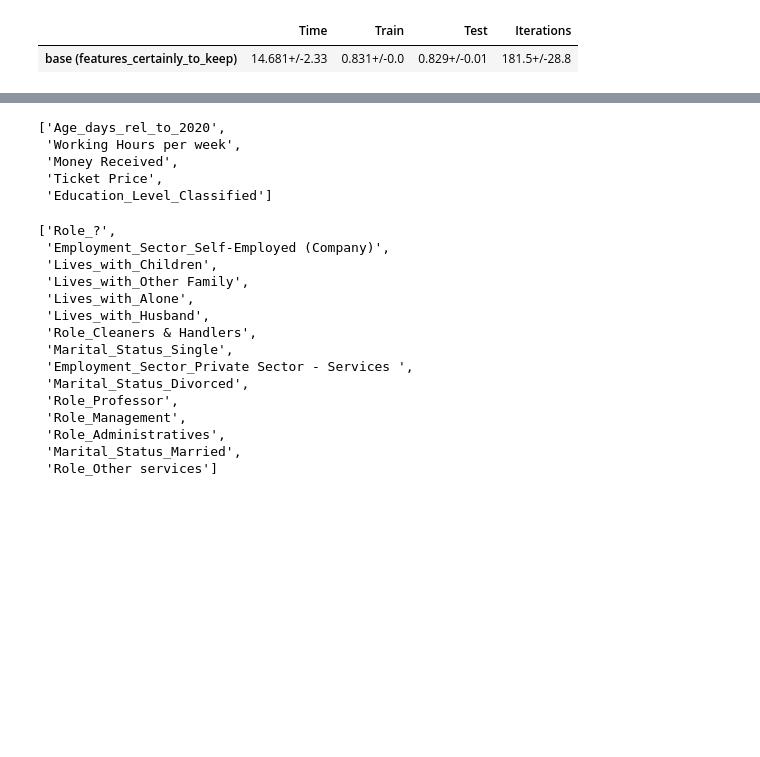
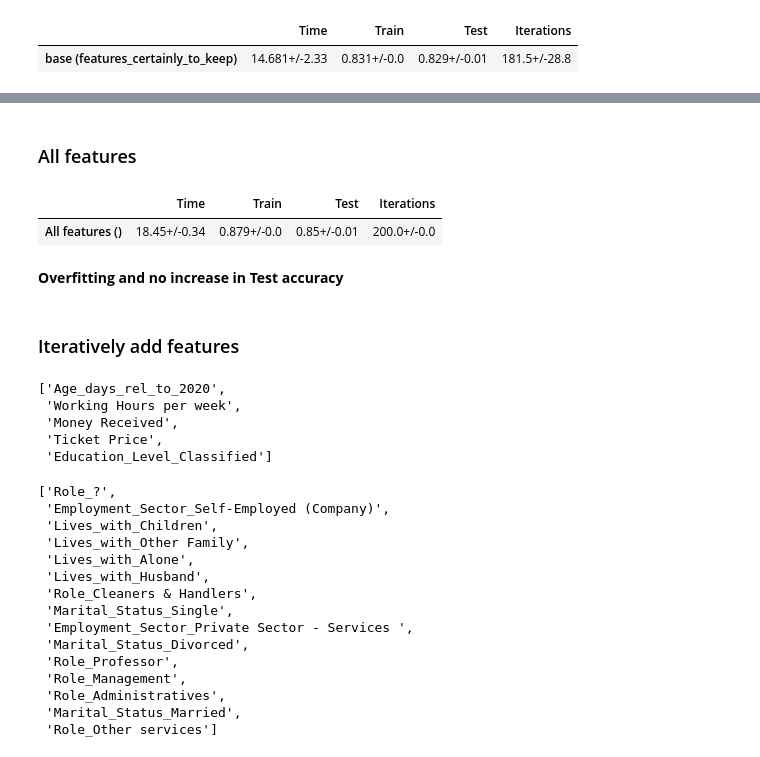
Before and after one commit to ph1001/Group-Project-Machine-Learning-Group-50, a Jupyter notebook: Notebooks/20201223_HV_PM.ipynb, the cells around one changed output, grey strips where cells are left out. Drawn from its saved outputs; the diff is of its cells as text; code cells hidden in the pictures; blank space fills up the shorter version.

```diff
--- a/Notebooks/20201223_HV_PM.ipynb
+++ b/Notebooks/20201223_HV_PM.ipynb
@@ -1499,0 +1515,13 @@ results_MLP_base
+# %% [markdown]
+### All features
+# %%
+X = train_data_scaled
+df = pd.DataFrame(columns = ['Time','Train','Test', 'Iterations'], index = ['All features ('')'])
+model = MLPClassifier()
+results_MLP_all = show_results_intern(df, (model,True))
+results_MLP_all
+# %% [output]
+|  | Time | Train | Test | Iterations |
+| All features () | 18.45+/-0.34 | 0.879+/-0.0 | 0.85+/-0.01 | 200.0+/-0.0 |
+# %% [markdown]
+**Overfitting and no increase in Test accuracy**
@@ -1500,3 +1530,5 @@ results_MLP_base
+# %% [markdown]
+### Iteratively add features
 # %%
 current_features_0
 # %% [output]
```
Also changed, not shown: parts of 35 cells of this notebook, 9 other files.
